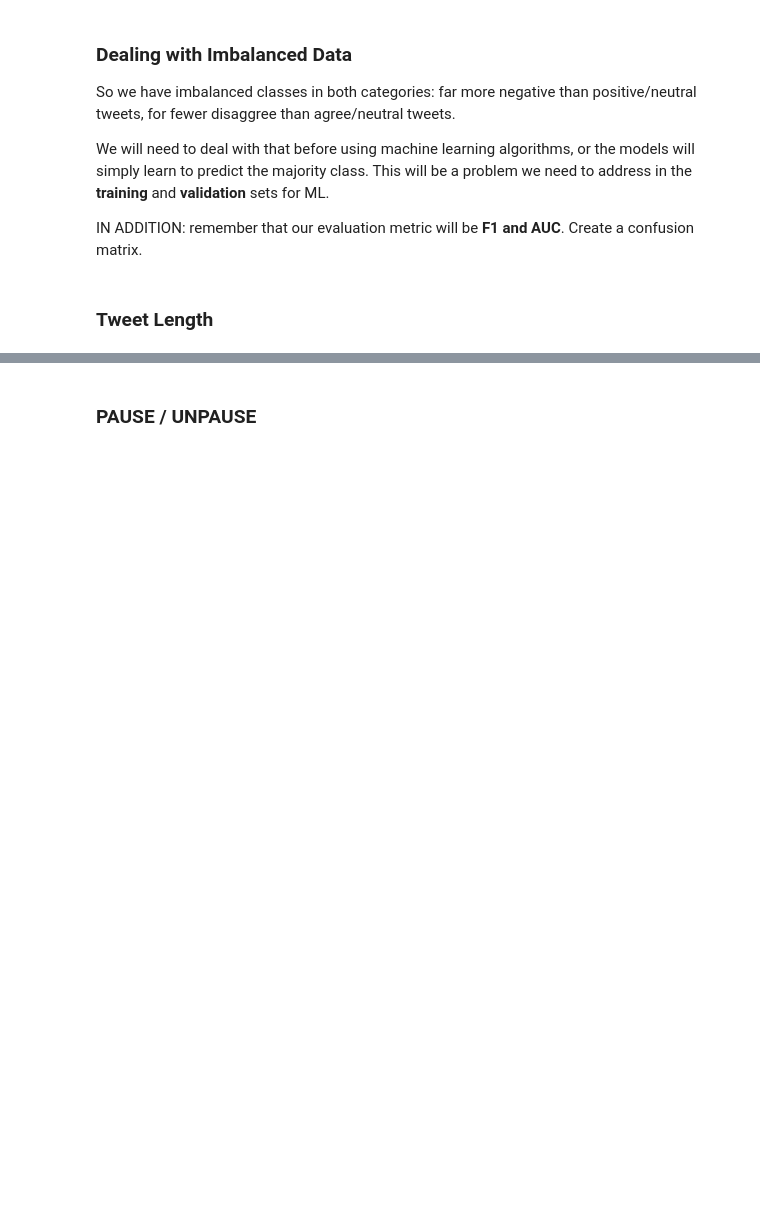
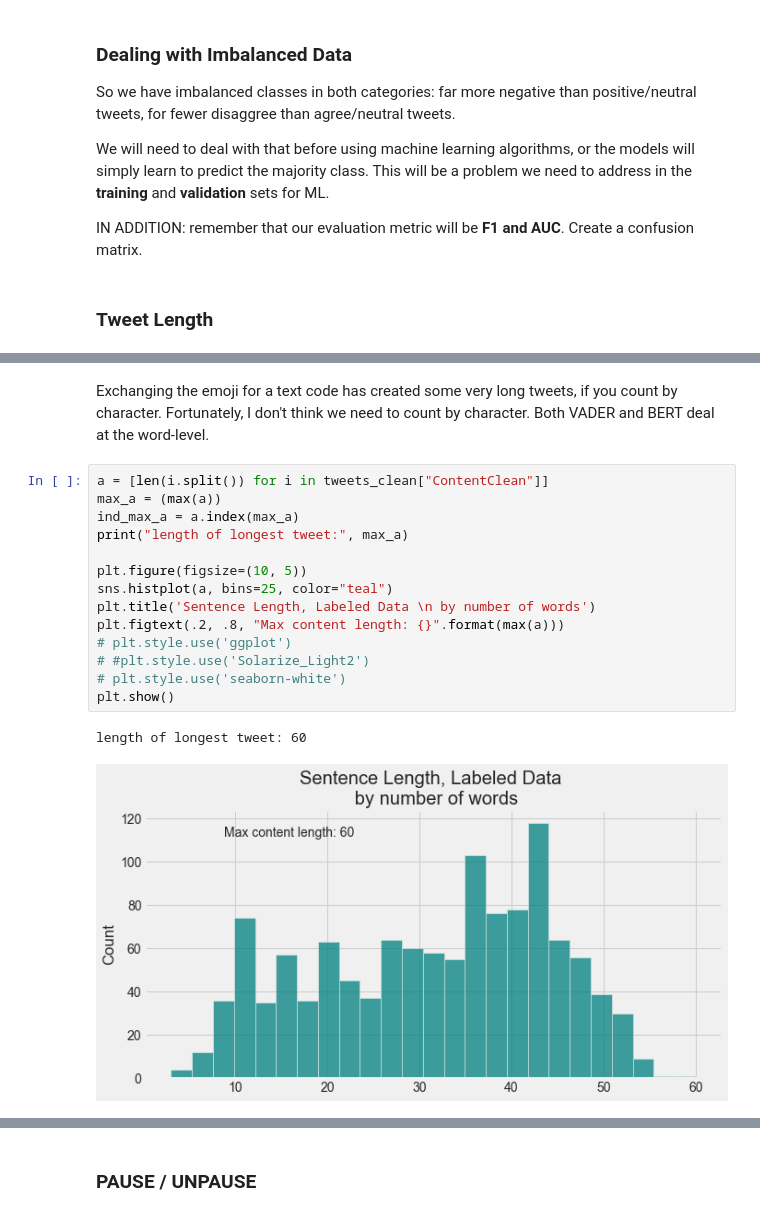
Before and after one commit to loopyQueen/RefugeeSentiment, a Jupyter notebook: dataSplitBalance.ipynb, the cells around one changed output, grey strips where cells are left out. Cells and saved outputs as stored; diff of their text form; blank space fills up the shorter version.

```diff
--- a/dataSplitBalance.ipynb
+++ b/dataSplitBalance.ipynb
@@ -60,0 +132,19 @@ plt.show()
+# %% [markdown]
+Exchanging the emoji for a text code has created some very long tweets, if you count by character. Fortunately, I don't think we need to count by character. Both VADER and BERT deal at the word-level.
+# %%
+a = [len(i.split()) for i in tweets_clean["ContentClean"]]
+max_a = (max(a))
+ind_max_a = a.index(max_a)
+print("length of longest tweet:", max_a)
+
+plt.figure(figsize=(10, 5))
+sns.histplot(a, bins=25, color="teal")
+plt.title('Sentence Length, Labeled Data \n by number of words')
+plt.figtext(.2, .8, "Max content length: {}".format(max(a)))
+# plt.style.use('ggplot')
+# #plt.style.use('Solarize_Light2')
+# plt.style.use('seaborn-white')
+plt.show()
+# %% [output]
+length of longest tweet: 60
+[figure, added]
```
Also changed, not shown: parts of 26 cells of this notebook, 4 other files.
